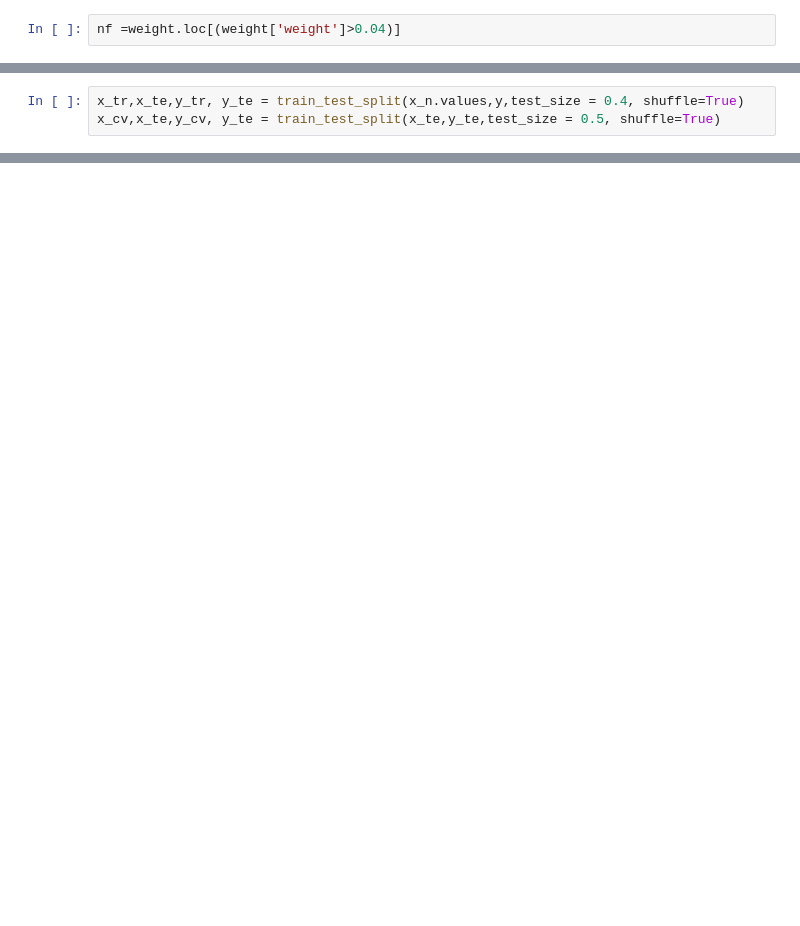
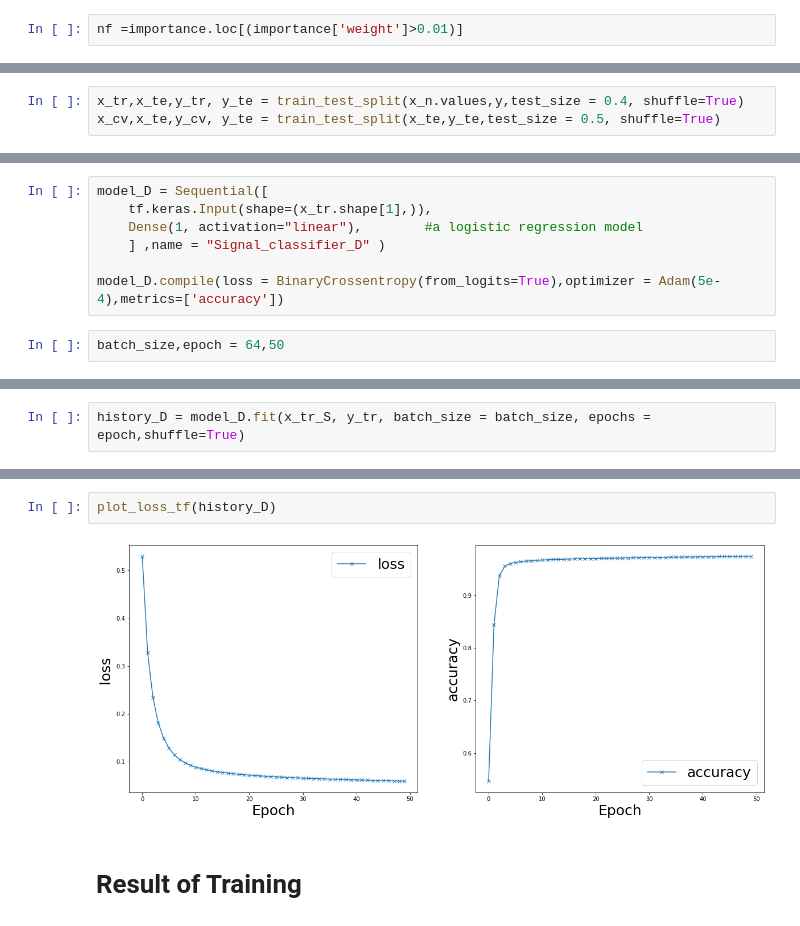
Before and after one commit to LordHao/Machine-Learning, a Jupyter notebook: Singal_classifier/signal_classification.ipynb, the cells around one changed output, grey strips where cells are left out. Saved outputs shown, nothing was run; the diff lists cells and outputs as text; blank space fills up the shorter version.

```diff
--- a/Singal_classifier/signal_classification.ipynb
+++ b/Singal_classifier/signal_classification.ipynb
@@ -301,7 +265,7 @@ plt.show()
 # %% [markdown]
 # Select significant features
 # %%
-nf =weight.loc[(weight['weight']>0.04)]
+nf =importance.loc[(importance['weight']>0.01)]
 # %%
 nfa = nf.index.values
 # %%
@@ -484,0 +342,9 @@ plot_loss_tf(history_C)
+# %%
+model_D = Sequential([
+    tf.keras.Input(shape=(x_tr.shape[1],)),
+    Dense(1, activation="linear"),        #a logistic regression model
+    ] ,name = "Signal_classifier_D" )
+
+model_D.compile(loss = BinaryCrossentropy(from_logits=True),optimizer = Adam(5e-4),metrics=['accuracy'])
+# %%
+batch_size,epoch = 64,50
@@ -484,0 +423,2 @@ plot_loss_tf(history_C)
+# %%
+history_D = model_D.fit(x_tr_S, y_tr, batch_size = batch_size, epochs = epoch,shuffle=True)
@@ -484,0 +443,6 @@ plot_loss_tf(history_C)
+# %%
+plot_loss_tf(history_D)
+# %% [output]
+[figure, added]
+# %% [markdown]
+# Result of Training
```
Also changed, not shown: parts of 63 cells of this notebook, 1 other file.
